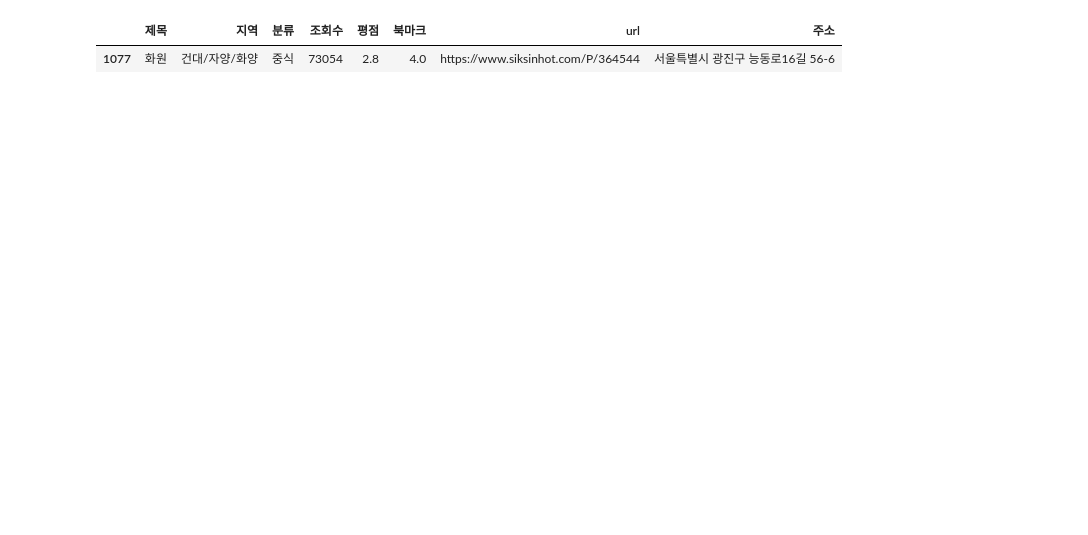
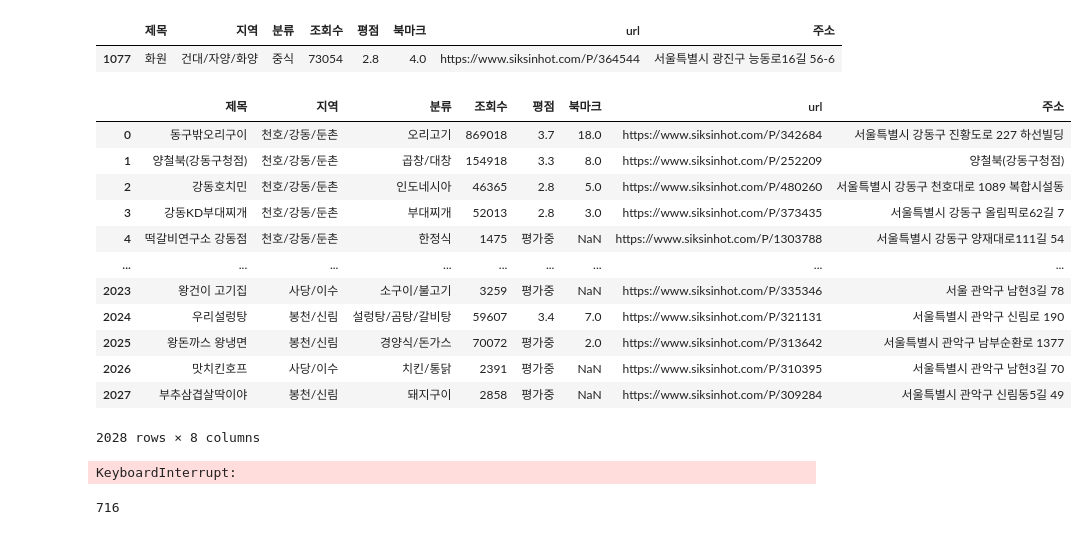
Before and after one commit to RyeonJeong/data_analyst, a Jupyter notebook: 데이터분석/self_practice/식신_크롤링.ipynb, the cells around one changed output. Saved outputs shown, nothing was run; the diff lists cells and outputs as text; code cells hidden in the pictures; blank space fills up the shorter version.

```diff
--- a/데이터분석/self_practice/식신_크롤링.ipynb
+++ b/데이터분석/self_practice/식신_크롤링.ipynb
@@ -122,9 +106,25 @@ data[data["제목"].str.contains("화원")]
 # %% [output]
 |  | 제목 | 지역 | 분류 | 조회수 | 평점 | 북마크 | url | 주소 |
 | 1077 | 화원 | 건대/자양/화양 | 중식 | 73054 | 2.8 | 4.0 | https://www.siksinhot.com/P/364544 | 서울특별시 광진구 능동로16길 56-6 |
+# %%
+data
+# %% [output]
+|  | 제목 | 지역 | 분류 | 조회수 | 평점 | 북마크 | url | 주소 |
+| 0 | 동구밖오리구이 | 천호/강동/둔촌 | 오리고기 | 869018 | 3.7 | 18.0 | https://www.siksinhot.com/P/342684 | 서울특별시 강동구 진황도로 227 하선빌딩 |
+| 1 | 양철북(강동구청점) | 천호/강동/둔촌 | 곱창/대창 | 154918 | 3.3 | 8.0 | https://www.siksinhot.com/P/252209 | 양철북(강동구청점) |
+| 2 | 강동호치민 | 천호/강동/둔촌 | 인도네시아 | 46365 | 2.8 | 5.0 | https://www.siksinhot.com/P/480260 | 서울특별시 강동구 천호대로 1089 복합시설동 |
+| 3 | 강동KD부대찌개 | 천호/강동/둔촌 | 부대찌개 | 52013 | 2.8 | 3.0 | https://www.siksinhot.com/P/373435 | 서울특별시 강동구 올림픽로62길 7 |
+| 4 | 떡갈비연구소 강동점 | 천호/강동/둔촌 | 한정식 | 1475 | 평가중 | NaN | https://www.siksinhot.com/P/1303788 | 서울특별시 강동구 양재대로111길 54 |
+| ... | ... | ... | ... | ... | ... | ... | ... | ... |
+| 2023 | 왕건이 고기집 | 사당/이수 | 소구이/불고기 | 3259 | 평가중 | NaN | https://www.siksinhot.com/P/335346 | 서울 관악구 남현3길 78 |
+| 2024 | 우리설렁탕 | 봉천/신림 | 설렁탕/곰탕/갈비탕 | 59607 | 3.4 | 7.0 | https://www.siksinhot.com/P/321131 | 서울특별시 관악구 신림로 190 |
+| 2025 | 왕돈까스 왕냉면 | 봉천/신림 | 경양식/돈가스 | 70072 | 평가중 | 2.0 | https://www.siksinhot.com/P/313642 | 서울특별시 관악구 남부순환로 1377 |
+| 2026 | 맛치킨호프 | 사당/이수 | 치킨/통닭 | 2391 | 평가중 | NaN | https://www.siksinhot.com/P/310395 | 서울특별시 관악구 남현3길 70 |
+| 2027 | 부추삼겹살딱이야 | 봉천/신림 | 돼지구이 | 2858 | 평가중 | NaN | https://www.siksinhot.com/P/309284 | 서울특별시 관악구 신림동5길 49 |
+2028 rows × 8 columns
 # %%
 detail_pages = []
-for links in data["url"][1078:]:
+for links in data["url"]:
     driver = webdriver.Chrome(service=ChromeService(ChromeDriverManager().install()))
     driver.set_window_size(1920, 1080) # 웹 브라우저 해상도 조절
     driver.get(links)
@@ -141,4 +141,10 @@ for links in data["url"][1078:]:
         page_source2 = driver.page_source
         detail_pages.append(page_source2)
         driver.quit()
+# %% [output]
+KeyboardInterrupt:
+# %%
+len(detail_pages)
+# %% [output]
+716
 # %%
```
Also changed, not shown: parts of 16 cells of this notebook.
